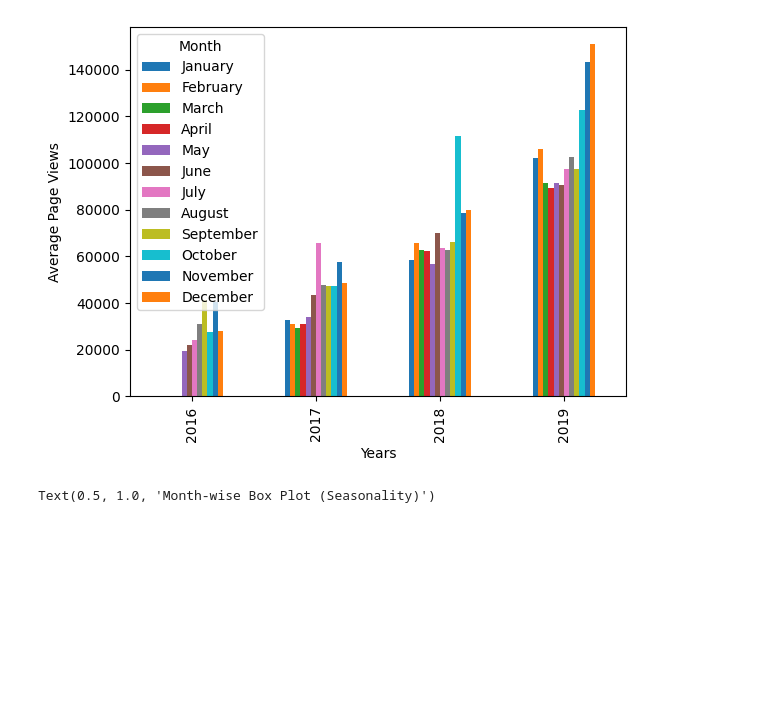
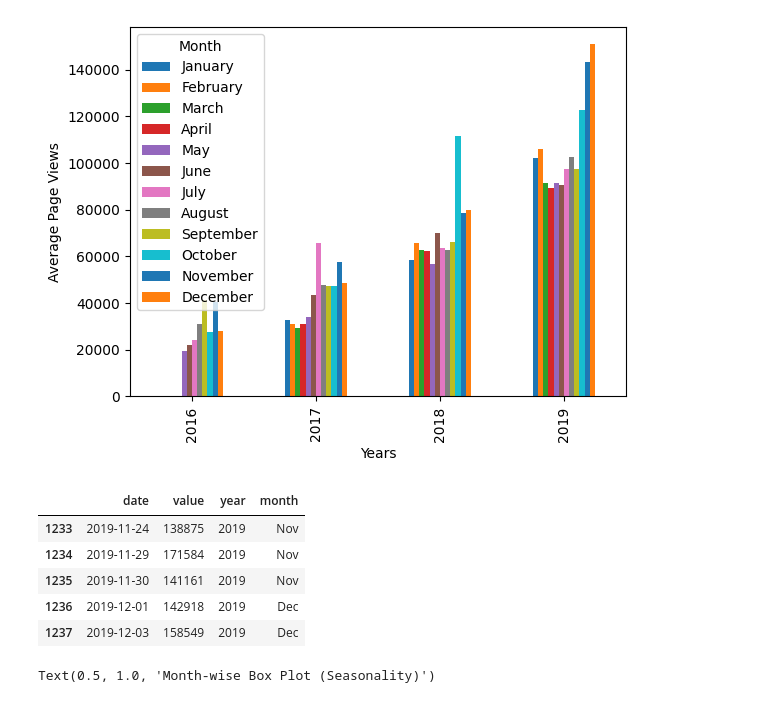
Before and after one commit to paskalwolski/time_series_visualiser, a Jupyter notebook: time_series_visualiser.ipynb, the cells around one changed output. Drawn from its saved outputs; the diff is of its cells as text; code cells hidden in the pictures; blank space fills up the shorter version.

```diff
--- a/time_series_visualiser.ipynb
+++ b/time_series_visualiser.ipynb
@@ -31,6 +31,18 @@ plt.tight_layout()
 fig.savefig('bar_plot.png')
 # %% [output]
 [figure]
+# %%
+df_box = df.copy()
+df_box.reset_index(inplace=True)
+df_box['year'] = [d.year for d in df_box.date]
+df_box['month'] = [d.strftime('%b') for d in df_box.date]
+# %% [output]
+|  | date | value | year | month |
+| 1233 | 2019-11-24 | 138875 | 2019 | Nov |
+| 1234 | 2019-11-29 | 171584 | 2019 | Nov |
+| 1235 | 2019-11-30 | 141161 | 2019 | Nov |
+| 1236 | 2019-12-01 | 142918 | 2019 | Dec |
+| 1237 | 2019-12-03 | 158549 | 2019 | Dec |
 # %%
 # Setting up figure
 fig, (ax1, ax2) = plt.subplots(1,2, figsize=(30, 12))
```
Also changed, not shown: parts of 1 cell of this notebook, 1 other file.
